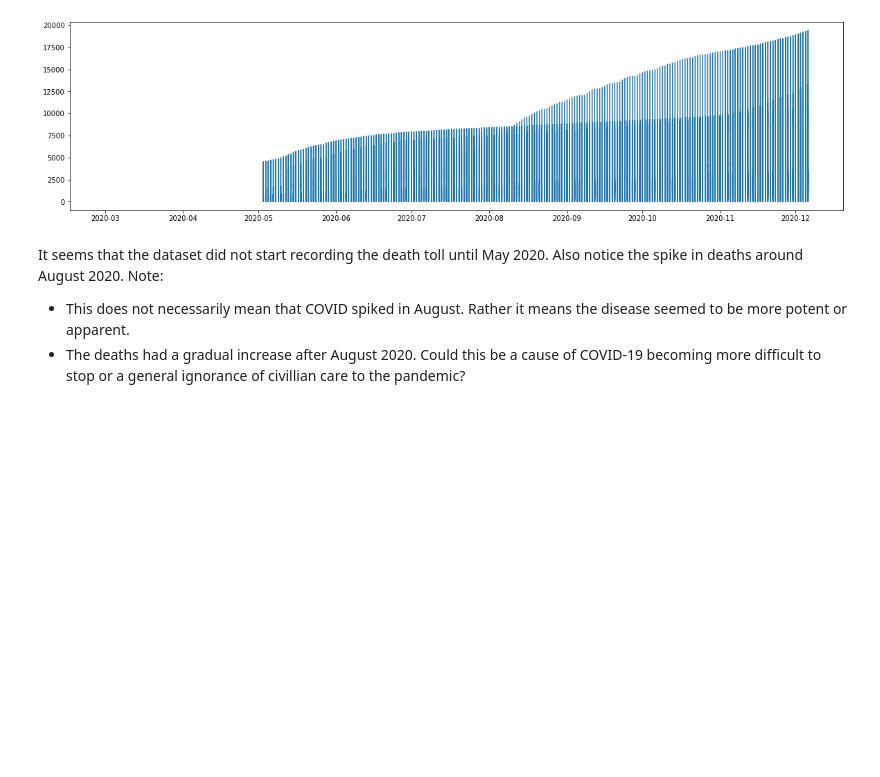
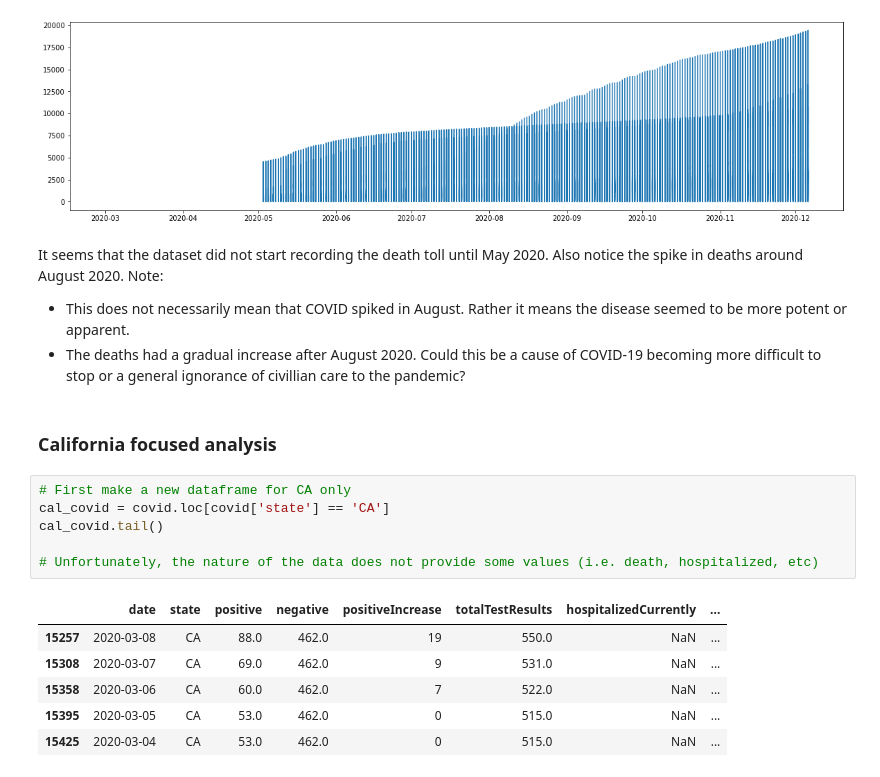
Before and after one commit to gianmillare/Covid-19-US-Analysis, a Jupyter notebook: COVID-19 Analysis.ipynb, the cells around one changed output. Drawn from its saved outputs; the diff is of its cells as text; blank space fills up the shorter version.

```diff
--- a/COVID-19 Analysis.ipynb
+++ b/COVID-19 Analysis.ipynb
@@ -83,3 +84,18 @@ It seems that the dataset did not start recording the death toll until May 2020.
 
 * This does not necessarily mean that COVID spiked in August. Rather it means the disease seemed to be more potent or apparent.
 * The deaths had a gradual increase after August 2020. Could this be a cause of COVID-19 becoming more difficult to stop or a general ignorance of civillian care to the pandemic?
+# %% [markdown]
+### California focused analysis
+# %%
+# First make a new dataframe for CA only
+cal_covid = covid.loc[covid['state'] == 'CA']
+cal_covid.tail()
+
+# Unfortunately, the nature of the data does not provide some values (i.e. death, hospitalized, etc)
+# %% [output]
+|  | date | state | positive | negative | positiveIncrease | totalTestResults | hospitalizedCurrently | ... |
+| 15257 | 2020-03-08 | CA | 88.0 | 462.0 | 19 | 550.0 | NaN | ... |
+| 15308 | 2020-03-07 | CA | 69.0 | 462.0 | 9 | 531.0 | NaN | ... |
+| 15358 | 2020-03-06 | CA | 60.0 | 462.0 | 7 | 522.0 | NaN | ... |
+| 15395 | 2020-03-05 | CA | 53.0 | 462.0 | 0 | 515.0 | NaN | ... |
+| 15425 | 2020-03-04 | CA | 53.0 | 462.0 | 0 | 515.0 | NaN | ... |
```
Also changed, not shown: parts of 2 cells of this notebook.
